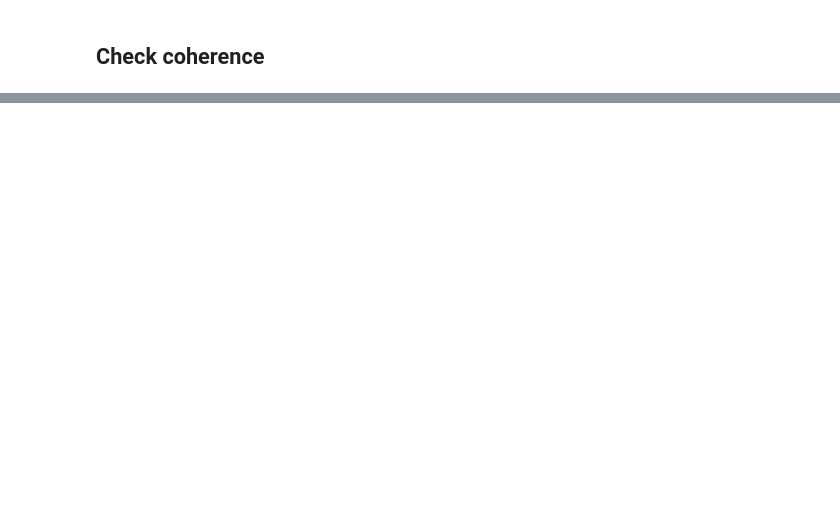
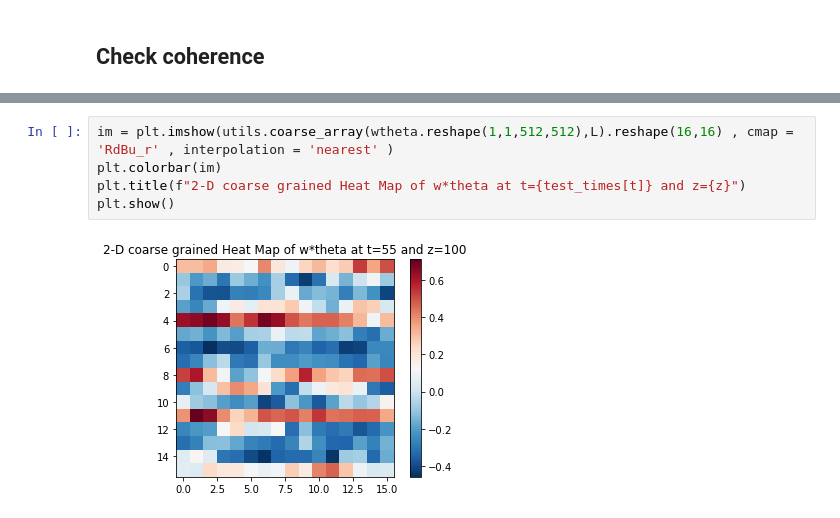
Before and after one commit to AdrienBq/Turbulence, a Jupyter notebook: explo/simple_dnn.ipynb, the cells around one changed output, grey strips where cells are left out. Saved outputs shown, nothing was run; the diff lists cells and outputs as text; blank space fills up the shorter version.

```diff
--- a/explo/simple_dnn.ipynb
+++ b/explo/simple_dnn.ipynb
@@ -251,0 +252,7 @@ plt.show()
+# %%
+im = plt.imshow(utils.coarse_array(wtheta.reshape(1,1,512,512),L).reshape(16,16) , cmap = 'RdBu_r' , interpolation = 'nearest' )
+plt.colorbar(im)
+plt.title(f"2-D coarse grained Heat Map of w*theta at t={test_times[t]} and z={z}")
+plt.show()
+# %% [output]
+[figure, added]
```
Also changed, not shown: parts of 13 cells of this notebook, 2 other files.
